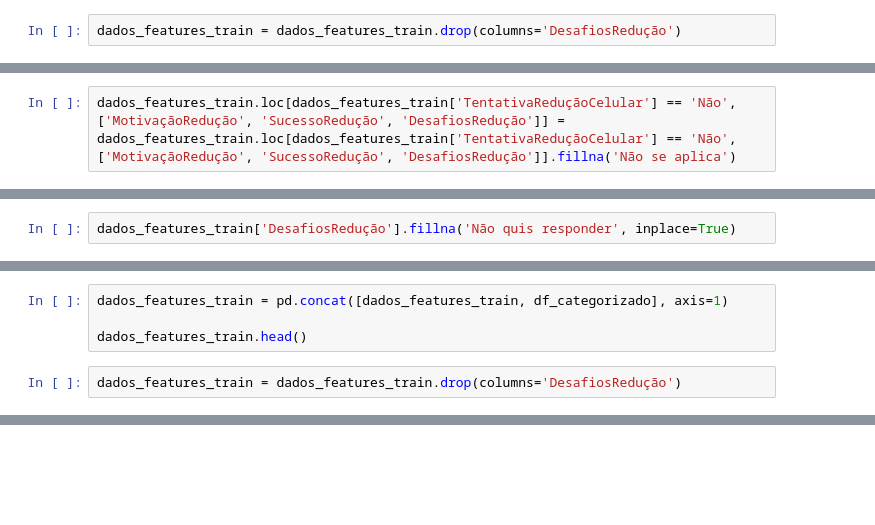
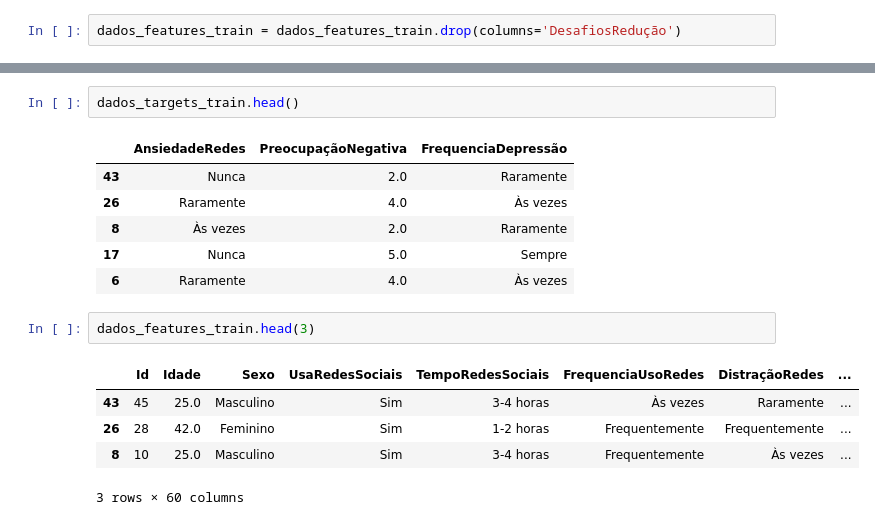
Before and after one commit to Adryan-Cosmo/Projeto-Redes-Sociais-e-Saude-Mental, a Jupyter notebook: Projeto_Redes_Sociais_Saúde_Mental.ipynb, the cells around one changed output, grey strips where cells are left out. Cells and saved outputs as stored; diff of their text form; blank space fills up the shorter version.

```diff
--- a/Projeto_Redes_Sociais_Saúde_Mental.ipynb
+++ b/Projeto_Redes_Sociais_Saúde_Mental.ipynb
@@ -532,2 +754,0 @@ dados_features_train.isna().sum().sort_values()
-# %%
-dados_features_train.loc[dados_features_train['TentativaReduçãoCelular'] == 'Não', ['MotivaçãoRedução', 'SucessoRedução', 'DesafiosRedução']] = dados_features_train.loc[dados_features_train['TentativaReduçãoCelular'] == 'Não', ['MotivaçãoRedução', 'SucessoRedução', 'DesafiosRedução']].fillna('Não se aplica')
@@ -536,2 +754,0 @@ dados_features_train.loc[dados_features_train['TentativaReduçãoCelular'] == 'N
-# %%
-dados_features_train['DesafiosRedução'].fillna('Não quis responder', inplace=True)
@@ -580,6 +754,0 @@ for coluna in df_categorizado.columns:
-# %%
-dados_features_train = pd.concat([dados_features_train, df_categorizado], axis=1)
-
-dados_features_train.head()
-# %%
-dados_features_train = dados_features_train.drop(columns='DesafiosRedução')
@@ -587,0 +759,17 @@ dados_features_train.columns
+# %%
+dados_targets_train.head()
+# %% [output]
+|  | AnsiedadeRedes | PreocupaçãoNegativa | FrequenciaDepressão |
+| 43 | Nunca | 2.0 | Raramente |
+| 26 | Raramente | 4.0 | Às vezes |
+| 8 | Às vezes | 2.0 | Raramente |
+| 17 | Nunca | 5.0 | Sempre |
+| 6 | Raramente | 4.0 | Às vezes |
+# %%
+dados_features_train.head(3)
+# %% [output]
+|  | Id | Idade | Sexo | UsaRedesSociais | TempoRedesSociais | FrequenciaUsoRedes | DistraçãoRedes | ... |
+| 43 | 45 | 25.0 | Masculino | Sim | 3-4 horas | Às vezes | Raramente | ... |
+| 26 | 28 | 42.0 | Feminino | Sim | 1-2 horas | Frequentemente | Frequentemente | ... |
+| 8 | 10 | 25.0 | Masculino | Sim | 3-4 horas | Frequentemente | Às vezes | ... |
+3 rows × 60 columns
```
Also changed, not shown: parts of 98 cells of this notebook, 1 other file.
